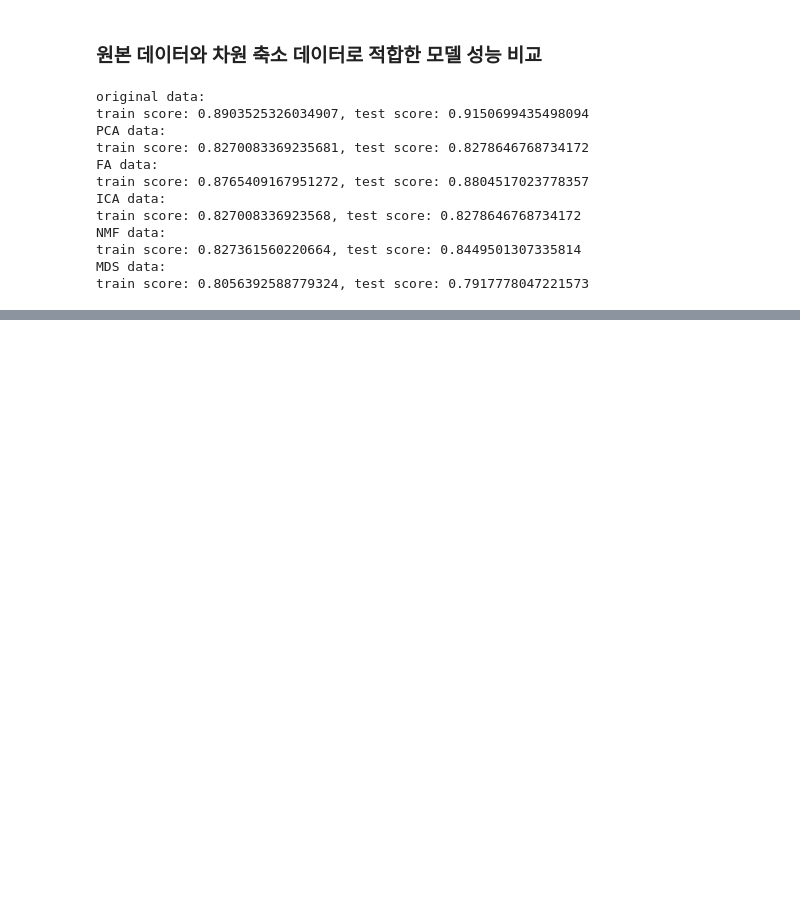
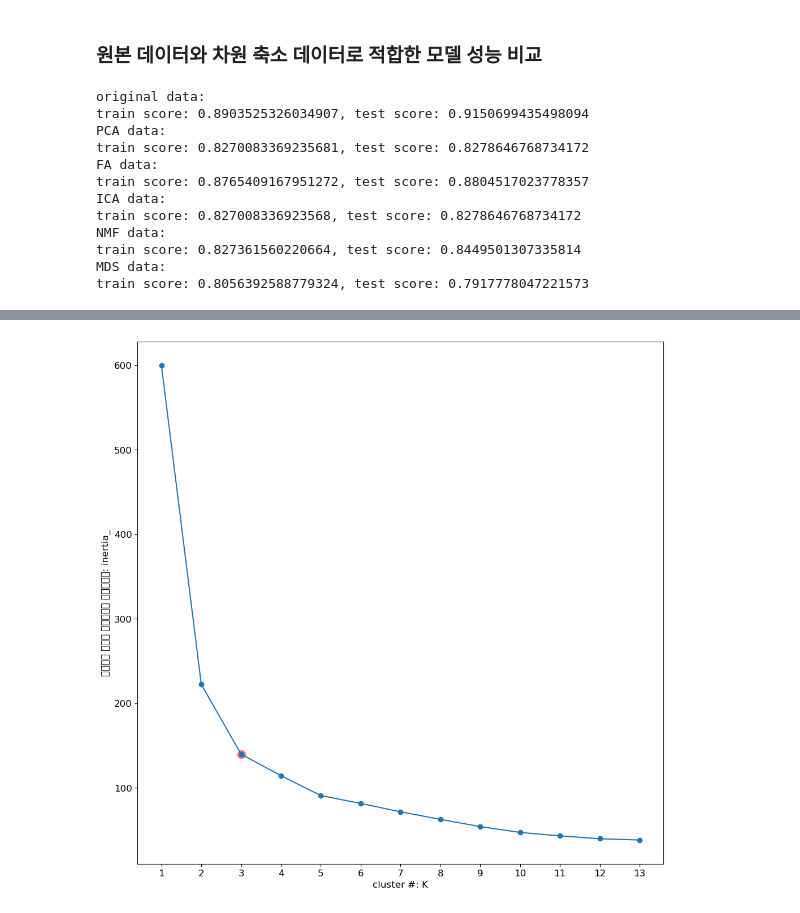
Before and after one commit to klee30810/ADP-study, a Jupyter notebook: codebook/Chap 10. Unsupervised Learning.ipynb, the cells around one changed output, grey strips where cells are left out. Cells and saved outputs as stored; diff of their text form; code cells hidden in the pictures; blank space fills up the shorter version.

```diff
--- a/codebook/Chap 10. Unsupervised Learning.ipynb
+++ b/codebook/Chap 10. Unsupervised Learning.ipynb
@@ -379,0 +477,32 @@ train score: 0.8056392588779324, test score: 0.7917778047221573
+# %%
+from sklearn.datasets import load_iris
+from sklearn.cluster import KMeans
+from sklearn.preprocessing import StandardScaler
+
+load = load_iris()
+X = load['data']
+y = load['target']
+columns = list(map(lambda x: x.replace("(cm)", "").replace(" ", "_"), load['feature_names']))
+
+ss = StandardScaler()
+df = pd.DataFrame(ss.fit_transform(X), columns=columns)
+
+# 적정 군집 개수 정하기
+I = []
+for k in range(1, 14):
+    kmeans = KMeans(n_clusters=k).fit(df)
+    I.append(kmeans.inertia_)
+plt.plot(list(range(1,14)), I, marker='o')
+
+n_cluster = 3
+plt.scatter(n_cluster, I[n_cluster-1], color='red', alpha=0.5, s=100)
+plt.xticks(list(range(1, 14)), list(range(1,14)))
+plt.xlabel("cluster #: K")
+plt.ylabel("클러스터 중심과 데이터들의 오차제곱합: inertia_")
+plt.show()
+
+model = KMeans(n_clusters=n_cluster, random_state=0)
+distances = model.fit_transform(df)
+kmeans_result = model.labels_
+# %% [output]
+[figure, added]
```
Also changed, not shown: parts of 27 cells of this notebook.
